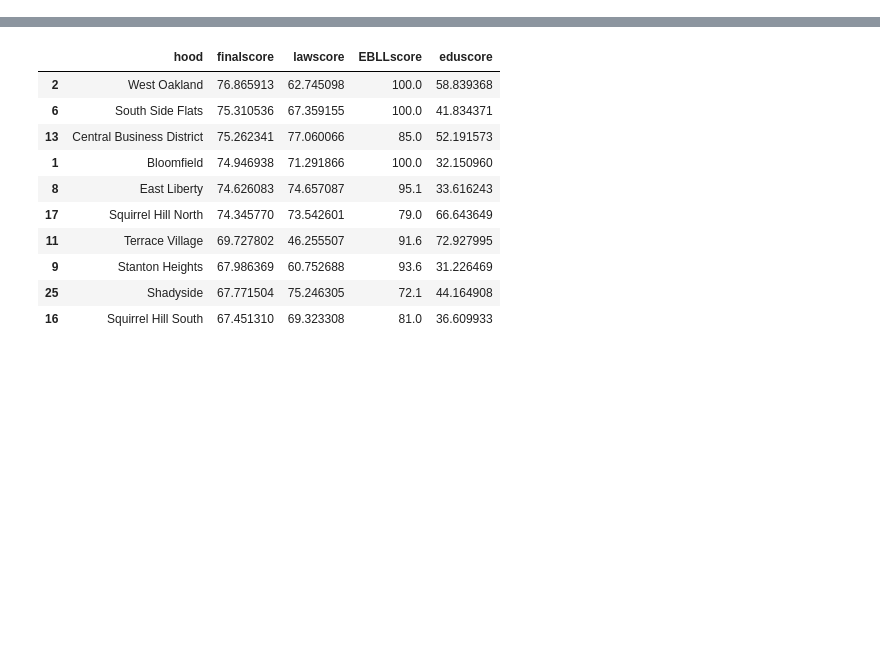
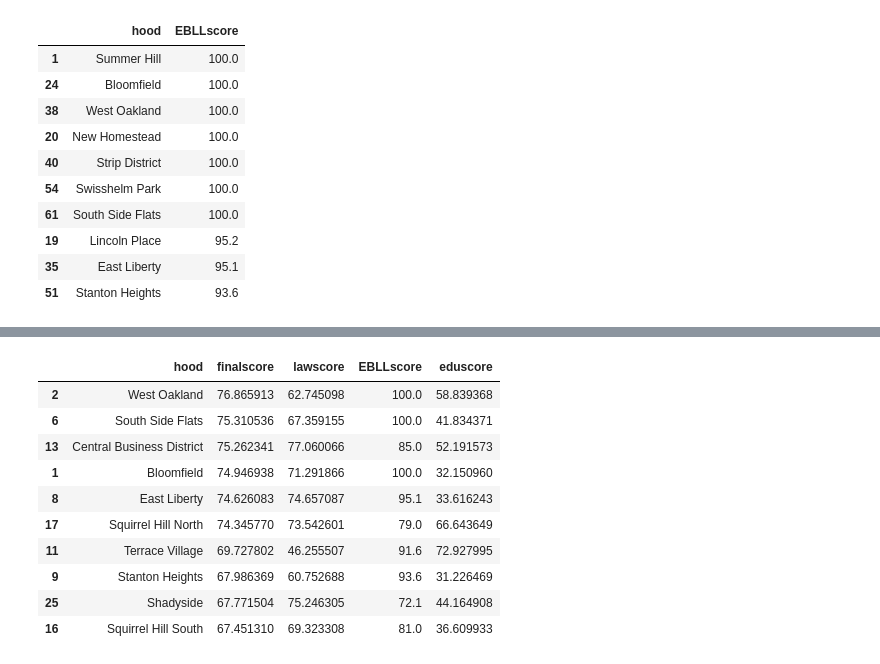
Before and after one commit to neffers/pittsburgh-neighborhood-analysis, a Jupyter notebook: combined-analysis.ipynb, the cells around one changed output, grey strips where cells are left out. Cells and saved outputs as stored; diff of their text form; code cells hidden in the pictures; blank space fills up the shorter version.

```diff
--- a/combined-analysis.ipynb
+++ b/combined-analysis.ipynb
@@ -23,3 +90,20 @@ EBLLscored = scored[['hood','EBLLscore']]
+# %%
+EBLLscored = ezview.copy()
+EBLLscored.insert(2,'EBLLscore',100-(EBLLscored['percentEBLL15_20']*10))
+EBLLscored = EBLLscored[['hood','EBLLscore']]
+EBLLscored.head(10)
+# %% [output]
+|  | hood | EBLLscore |
+| 1 | Summer Hill | 100.0 |
+| 24 | Bloomfield | 100.0 |
+| 38 | West Oakland | 100.0 |
+| 20 | New Homestead | 100.0 |
+| 40 | Strip District | 100.0 |
+| 54 | Swisshelm Park | 100.0 |
+| 61 | South Side Flats | 100.0 |
+| 19 | Lincoln Place | 95.2 |
+| 35 | East Liberty | 95.1 |
+| 51 | Stanton Heights | 93.6 |
 # %%
 #Education score
 school_data = pd.read_csv('school-enrollment-by-detailed-level-of-school-for-the-population-3-years-and-over.csv')#open the file to read
```
Also changed, not shown: parts of 13 cells of this notebook, 1 other file.
